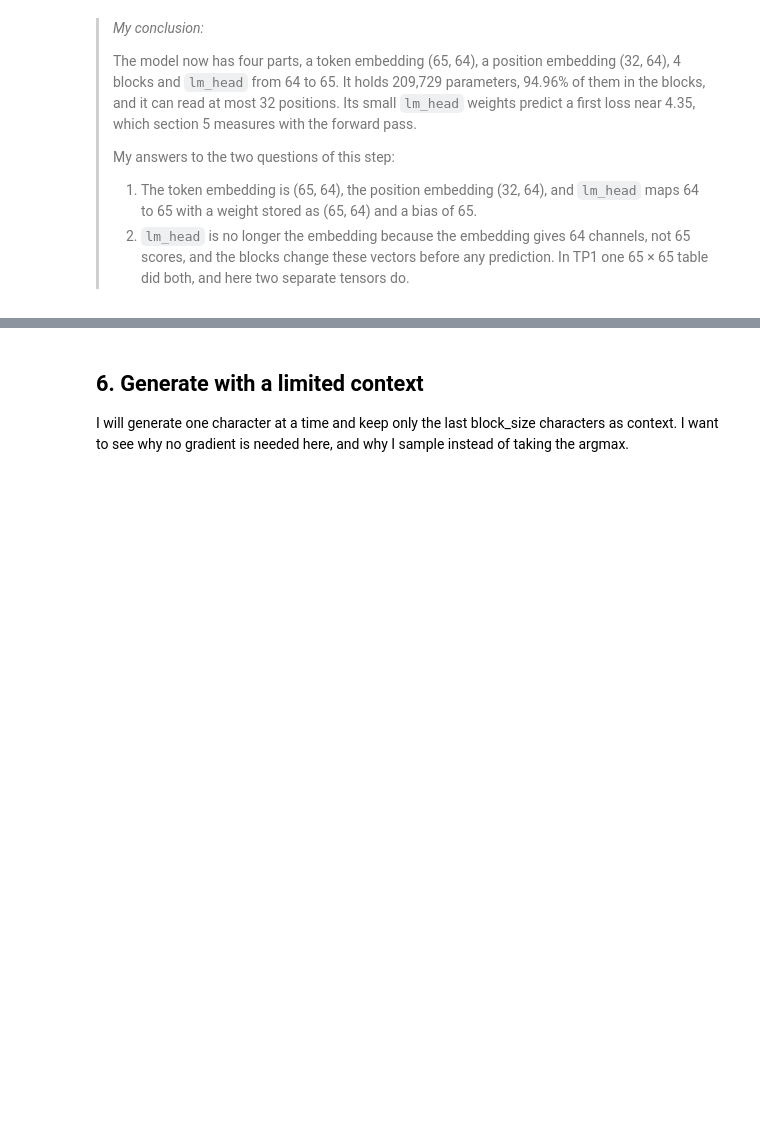
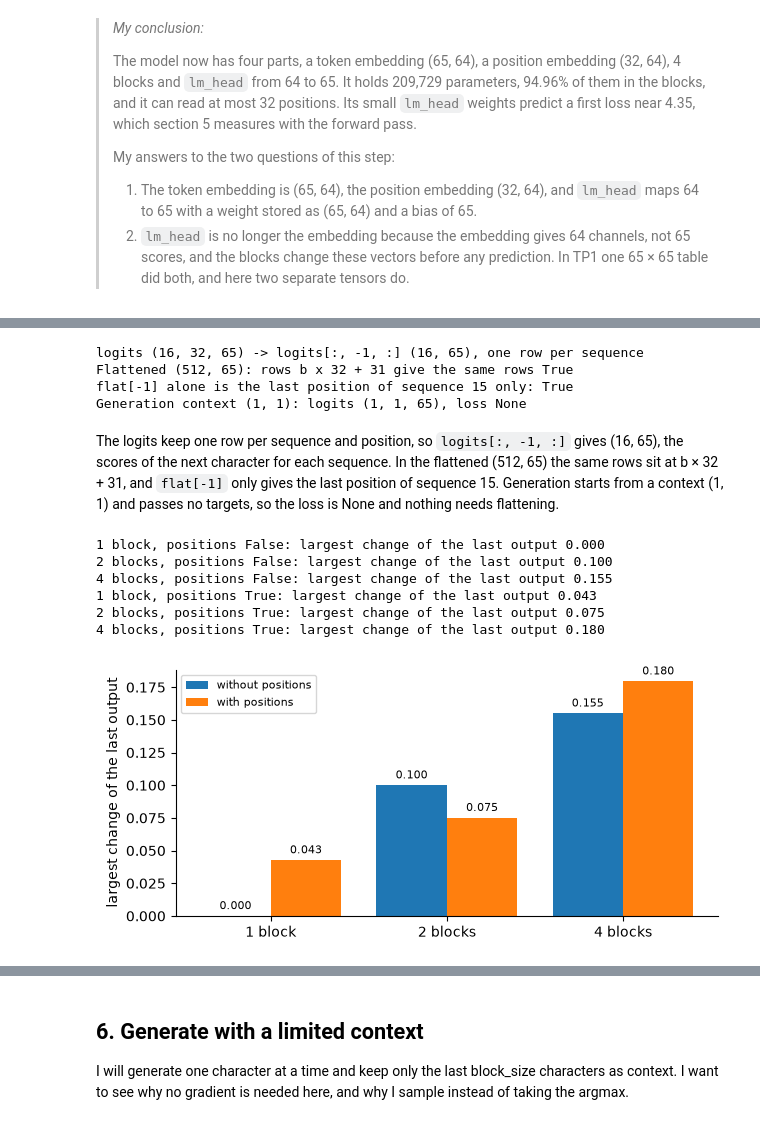
Before and after one commit to mcrayssac/ING3_IAA_GB_NLP, a Jupyter notebook: TP4_transformers.ipynb, the cells around one changed output, grey strips where cells are left out. Drawn from its saved outputs; the diff is of its cells as text; code cells hidden in the pictures; blank space fills up the shorter version.

```diff
--- a/TP4_transformers.ipynb
+++ b/TP4_transformers.ipynb
@@ -897,0 +1016,60 @@ I will add the two embeddings, run the blocks and compute the cross-entropy only
+# %%
+# Why keep (B, T, vocab_size) when generating? The last position, read in both layouts.
+with torch.no_grad():
+    logits, _ = model(xb)
+last = logits[:, -1, :]
+flat = logits.reshape(batch_size * block_size, vocab_size)
+rows = [b * block_size + block_size - 1 for b in range(batch_size)]
+print(f'logits {tuple(logits.shape)} -> logits[:, -1, :] {tuple(last.shape)}, one row per sequence')
+print(f'Flattened {tuple(flat.shape)}: rows b x 32 + 31 give the same rows '
+      f'{torch.equal(flat[rows], last)}')
+print(f'flat[-1] alone is the last position of sequence {batch_size - 1} only: '
+      f'{torch.equal(flat[-1], last[-1])}')
+
+context = torch.zeros((1, 1), dtype=torch.long, device=device)
+logits_start, loss_start = model(context)
+print(f'Generation context {tuple(context.shape)}: logits {tuple(logits_start.shape)}, '
+      f'loss {loss_start}')
+# %% [output]
+logits (16, 32, 65) -> logits[:, -1, :] (16, 65), one row per sequence
+Flattened (512, 65): rows b x 32 + 31 give the same rows True
+flat[-1] alone is the last position of sequence 15 only: True
+Generation context (1, 1): logits (1, 1, 65), loss None
+# %% [markdown]
+The logits keep one row per sequence and position, so `logits[:, -1, :]` gives (16, 65), the scores of the next character for each sequence. In the flattened (512, 65) the same rows sit at b × 32 + 31, and `flat[-1]` only gives the last position of sequence 15. Generation starts from a context (1, 1) and passes no targets, so the loss is None and nothing needs flattening.
+# %%
+# Does the model see the order? The past of sequence 0 shuffled, with and without positions.
+torch.manual_seed(RANDOM_STATE)
+order = torch.cat([torch.randperm(block_size - 1), torch.tensor([block_size - 1])])
+sequences = {'original': xb[:1], 'past shuffled': xb[:1, order]}
+positions = model.position_embedding_table(torch.arange(block_size, device=device))
+gaps = {}
+with torch.no_grad():
+    for use_positions in (False, True):
+        for depth in (1, 2, 4):
+            last = {name: model.blocks[:depth](model.token_embedding_table(seq)
+                                                + positions * use_positions)[0, -1]
+                    for name, seq in sequences.items()}
+            gaps[(use_positions, depth)] = (last['original'] - last['past shuffled']).abs().max()
+            print(f'{depth} block{"s" * (depth > 1)}, positions {use_positions}: '
+                  f'largest change of the last output {gaps[(use_positions, depth)]:.3f}')
+
+fig, ax = plt.subplots(figsize=(7, 3.2))
+for offset, use_positions in ((-0.2, False), (0.2, True)):
+    values = [gaps[(use_positions, depth)].item() for depth in (1, 2, 4)]
+    bars = ax.bar([i + offset for i in range(3)], values, 0.4,
+                  label='with positions' if use_positions else 'without positions')
+    ax.bar_label(bars, labels=[f'{value:.3f}' for value in values], padding=3, fontsize=8)
+ax.set_xticks(range(3), ['1 block', '2 blocks', '4 blocks'])
+ax.set_ylabel('largest change of the last output')
+ax.legend(fontsize=8)
+ax.spines[['top', 'right']].set_visible(False)
+plt.show()
+# %% [output]
+1 block, positions False: largest change of the last output 0.000
+2 blocks, positions False: largest change of the last output 0.100
+4 blocks, positions False: largest change of the last output 0.155
+1 block, positions True: largest change of the last output 0.043
+2 blocks, positions True: largest change of the last output 0.075
+4 blocks, positions True: largest change of the last output 0.180
+[figure, added]
```
Also changed, not shown: parts of 12 cells of this notebook, 4 other files.
